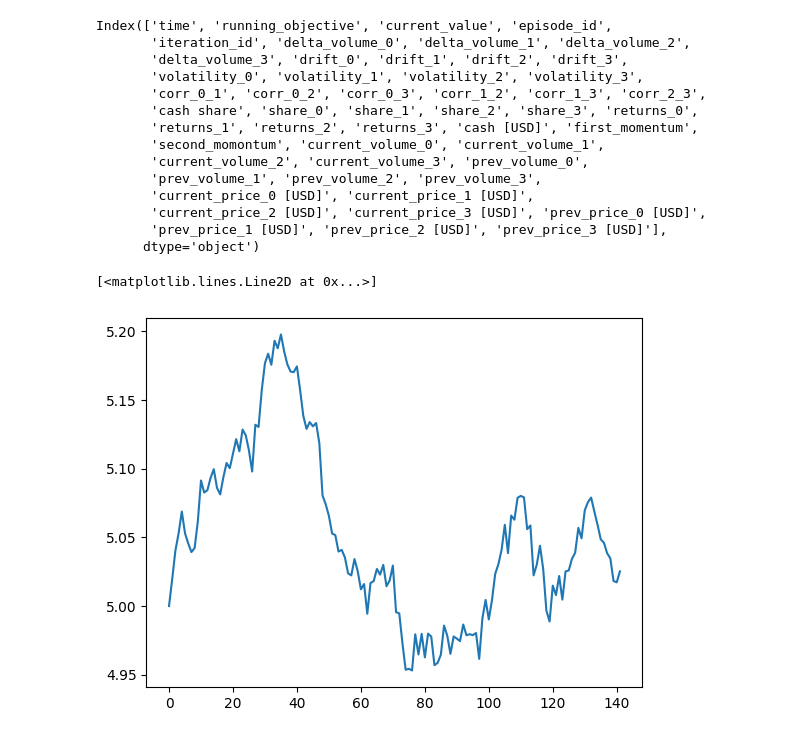
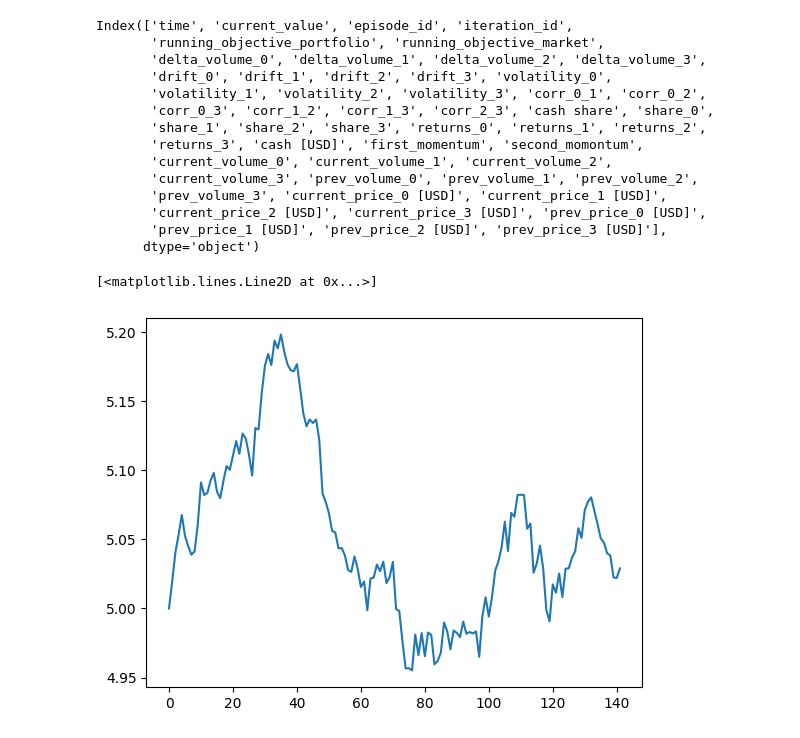
Before and after one commit to Matteus1904/portfolio_opt_regelum, a Jupyter notebook: experiments.ipynb, the cells around one changed output. Cells and saved outputs as stored; diff of their text form; code cells hidden in the pictures.

```diff
--- a/experiments.ipynb
+++ b/experiments.ipynb
@@ -2,4 +2,4 @@
 import pandas as pd
 import matplotlib.pyplot as plt
 # %%
-reread = pd.read_hdf('./regelum_data/outputs/2024-04-02/21-20-52/0/.callbacks/HistoricalDataCallback/observations_actions_it_00004_ep_00003.h5')
+history = pd.read_hdf('./regelum_data/outputs/2024-04-04/13-02-12/0/.callbacks/HistoricalDataCallback/observations_actions_it_00004_ep_00003.h5')
@@ -6,26 +31,26 @@ reread = pd.read_hdf('./regelum_data/outputs/2024-04-02/21-20-52/0/.callbacks/Hi
 # %%
-reread.columns
+history.columns
 # %% [output]
-Index(['time', 'running_objective', 'current_value', 'episode_id',
-       'iteration_id', 'delta_volume_0', 'delta_volume_1', 'delta_volume_2',
-       'delta_volume_3', 'drift_0', 'drift_1', 'drift_2', 'drift_3',
-       'volatility_0', 'volatility_1', 'volatility_2', 'volatility_3',
-       'corr_0_1', 'corr_0_2', 'corr_0_3', 'corr_1_2', 'corr_1_3', 'corr_2_3',
-       'cash share', 'share_0', 'share_1', 'share_2', 'share_3', 'returns_0',
-       'returns_1', 'returns_2', 'returns_3', 'cash [USD]', 'first_momentum',
-       'second_momontum', 'current_volume_0', 'current_volume_1',
-       'current_volume_2', 'current_volume_3', 'prev_volume_0',
-       'prev_volume_1', 'prev_volume_2', 'prev_volume_3',
-       'current_price_0 [USD]', 'current_price_1 [USD]',
+Index(['time', 'current_value', 'episode_id', 'iteration_id',
+       'running_objective_portfolio', 'running_objective_market',
+       'delta_volume_0', 'delta_volume_1', 'delta_volume_2', 'delta_volume_3',
+       'drift_0', 'drift_1', 'drift_2', 'drift_3', 'volatility_0',
+       'volatility_1', 'volatility_2', 'volatility_3', 'corr_0_1', 'corr_0_2',
+       'corr_0_3', 'corr_1_2', 'corr_1_3', 'corr_2_3', 'cash share', 'share_0',
+       'share_1', 'share_2', 'share_3', 'returns_0', 'returns_1', 'returns_2',
+       'returns_3', 'cash [USD]', 'first_momentum', 'second_momontum',
+       'current_volume_0', 'current_volume_1', 'current_volume_2',
+       'current_volume_3', 'prev_volume_0', 'prev_volume_1', 'prev_volume_2',
+       'prev_volume_3', 'current_price_0 [USD]', 'current_price_1 [USD]',
        'current_price_2 [USD]', 'current_price_3 [USD]', 'prev_price_0 [USD]',
        'prev_price_1 [USD]', 'prev_price_2 [USD]', 'prev_price_3 [USD]'],
       dtype='object')
 # %%
-plt.plot(reread['current_price_0 [USD]']*reread['current_volume_0'] +
-         reread['current_price_1 [USD]']*reread['current_volume_1']+
-         reread['current_price_2 [USD]']*reread['current_volume_2']+
-         reread['current_price_3 [USD]']*reread['current_volume_3']+
-         reread['cash [USD]'])
+plt.plot(history['current_price_0 [USD]']*history['current_volume_0'] +
+         history['current_price_1 [USD]']*history['current_volume_1']+
+         history['current_price_2 [USD]']*history['current_volume_2']+
+         history['current_price_3 [USD]']*history['current_volume_3']+
+         history['cash [USD]'])
 # %% [output]
 [<matplotlib.lines.Line2D at 0x...>]
-[figure, old version]
+[figure, new version]
```
Also changed, not shown: parts of 4 cells of this notebook, 5 other files.
